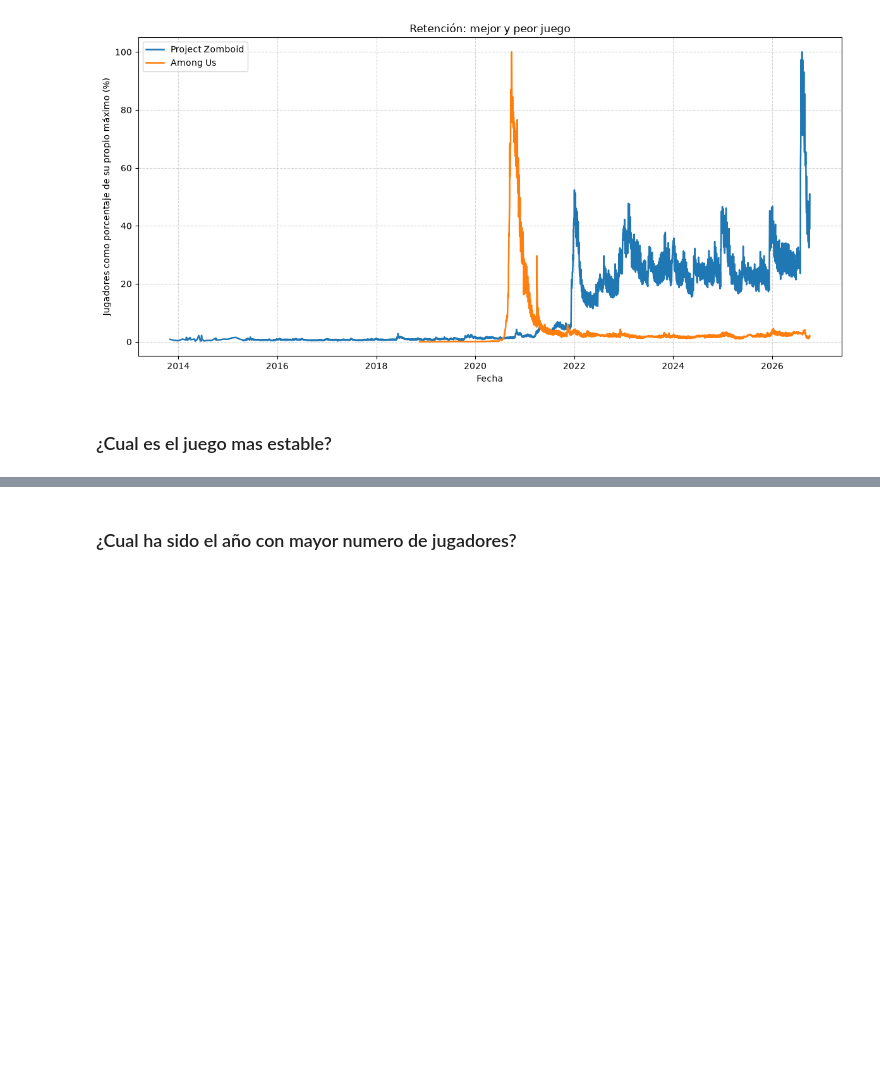
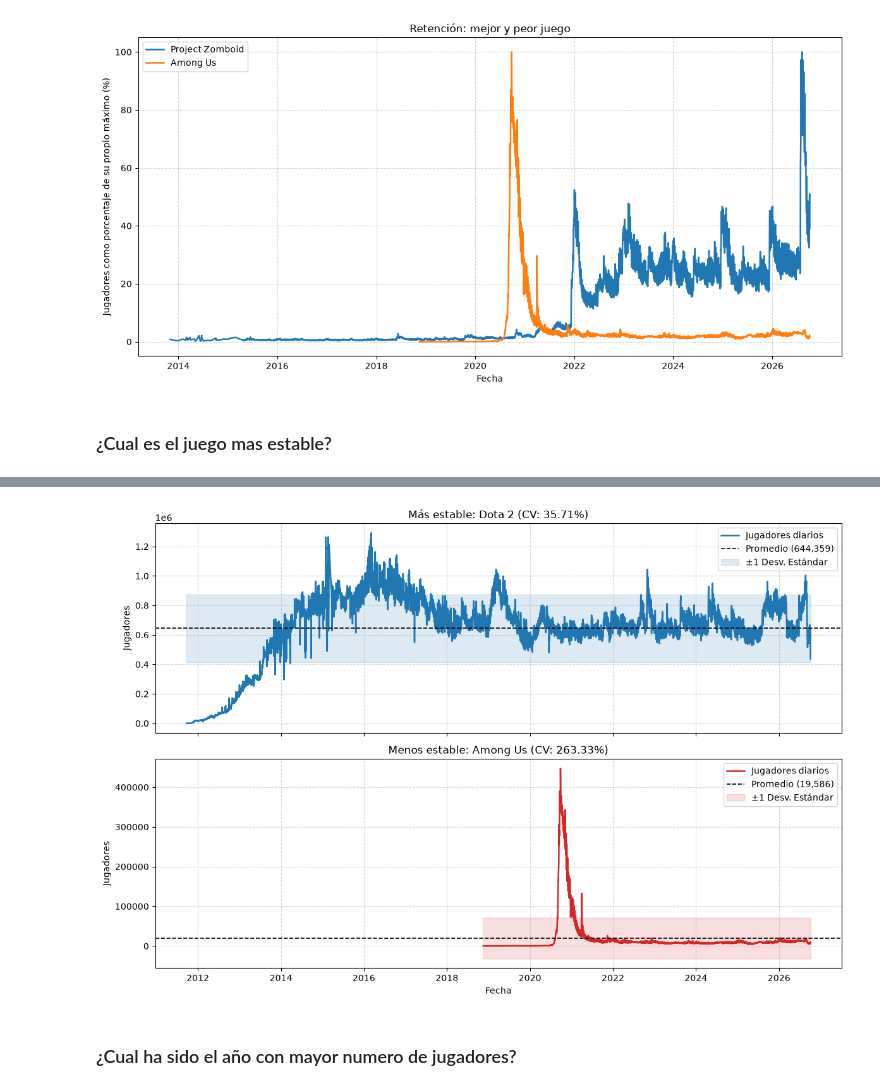
Before and after one commit to ai-somorrostro/Grupo2, a Jupyter notebook: SBD/steam_notebook.ipynb, the cells around one changed output, grey strips where cells are left out. Saved outputs shown, nothing was run; the diff lists cells and outputs as text; code cells hidden in the pictures; blank space fills up the shorter version.

Commit message:
feature: Cambio de la grafica sobre la estabilidad de los juegos

```diff
--- a/SBD/steam_notebook.ipynb
+++ b/SBD/steam_notebook.ipynb
@@ -483,3 +472,87 @@ El juego más estable es Dota 2, con una variación relativa del 35.71 %.
+# %%
+# Celda autosuficiente: recalcula en lugar de reutilizar variables ajenas.
+est_plot_tabla = (
+    diario_juego.groupby("Game")["Players"]
+    .agg(
+        **{
+            "Promedio diario": "mean",
+            "Desviación estándar": "std"
+        }
+    )
+    .reset_index()
+)
+
+est_plot_tabla["Variación relativa (%)"] = (
+    est_plot_tabla["Desviación estándar"]
+    / est_plot_tabla["Promedio diario"]
+    * 100
+)
+
+est_plot_tabla = (
+    est_plot_tabla.dropna(subset=["Variación relativa (%)"])
+    .sort_values("Variación relativa (%)")
+    .reset_index(drop=True)
+)
+
+est_mejor_row = est_plot_tabla.iloc[0]
+est_peor_row = est_plot_tabla.iloc[-1]
+
+casos = [
+    {
+        "juego": est_mejor_row["Game"],
+        "subtitulo": f"Más estable: {est_mejor_row['Game']} (CV: {est_mejor_row['Variación relativa (%)']:.2f}%)",
+        "color": "#1f77b4"
+    },
+    {
+        "juego": est_peor_row["Game"],
+        "subtitulo": f"Menos estable: {est_peor_row['Game']} (CV: {est_peor_row['Variación relativa (%)']:.2f}%)",
+        "color": "#d62728"
+    }
+]
+
+fig, axes = plt.subplots(nrows=2, ncols=1, figsize=(12, 8), sharex=True)
+
+for ax, caso in zip(axes, casos):
+    historial = (
+        diario_juego.loc[diario_juego["Game"] == caso["juego"]]
+        .sort_values("Fecha")
+    )
+    media = historial["Players"].mean()
+    std = historial["Players"].std()
+
+    # Serie diaria de jugadores reales
+    ax.plot(
+        historial["Fecha"],
+        historial["Players"],
+        color=caso["color"],
+        linewidth=1.8,
+        label="Jugadores diarios"
+    )
+
+    # Línea de promedio global y franja de dispersión (+/- 1 desv. estándar)
+    ax.axhline(
+        media,
+        color="black",
+        linestyle="--",
+        linewidth=1.2,
+        label=f"Promedio ({media:,.0f})"
+    )
+    ax.fill_between(
+        historial["Fecha"],
+        media - std,
+        media + std,
+        color=caso["color"],
+        alpha=0.15,
+        label="±1 Desv. Estándar"
+    )
+
+    configurar(ax, caso["subtitulo"], "Fecha" if ax == axes[-1] else "", "Jugadores")
+    ax.legend(loc="upper right")
+
+plt.tight_layout()
+plt.show()
+# %% [output]
+[figure, added]
 # %% [markdown]
 ### ¿Cual ha sido el año con mayor numero de jugadores?
 # %%
```
Also changed, not shown: parts of 1 cell of this notebook, 5 other files.
